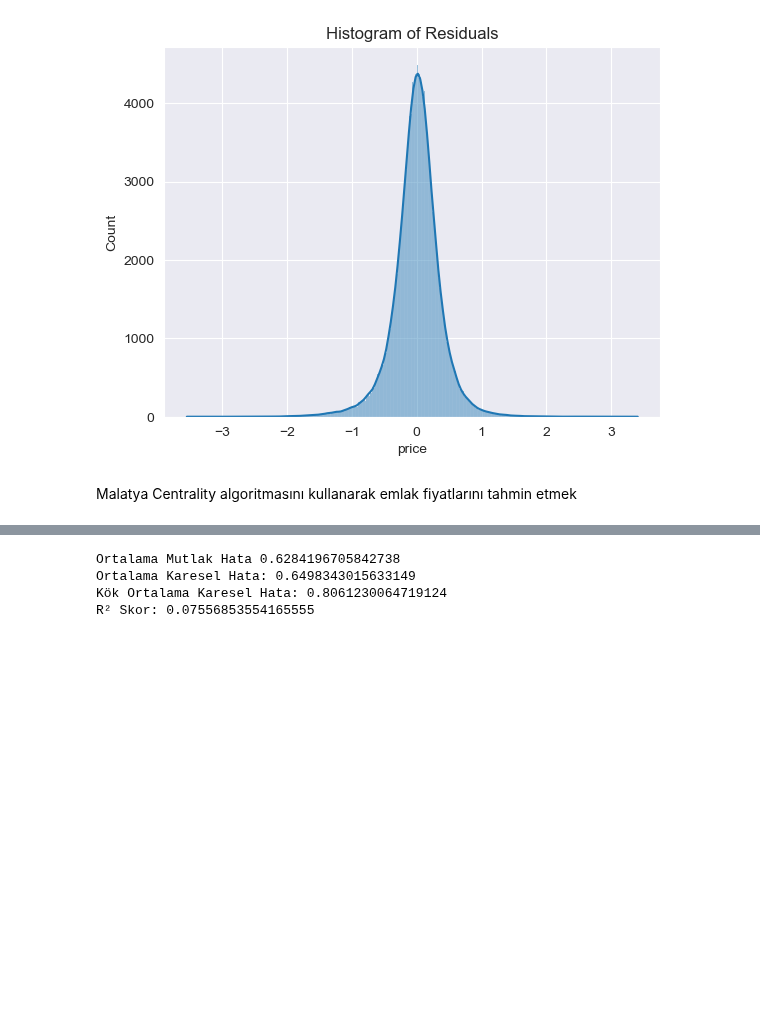
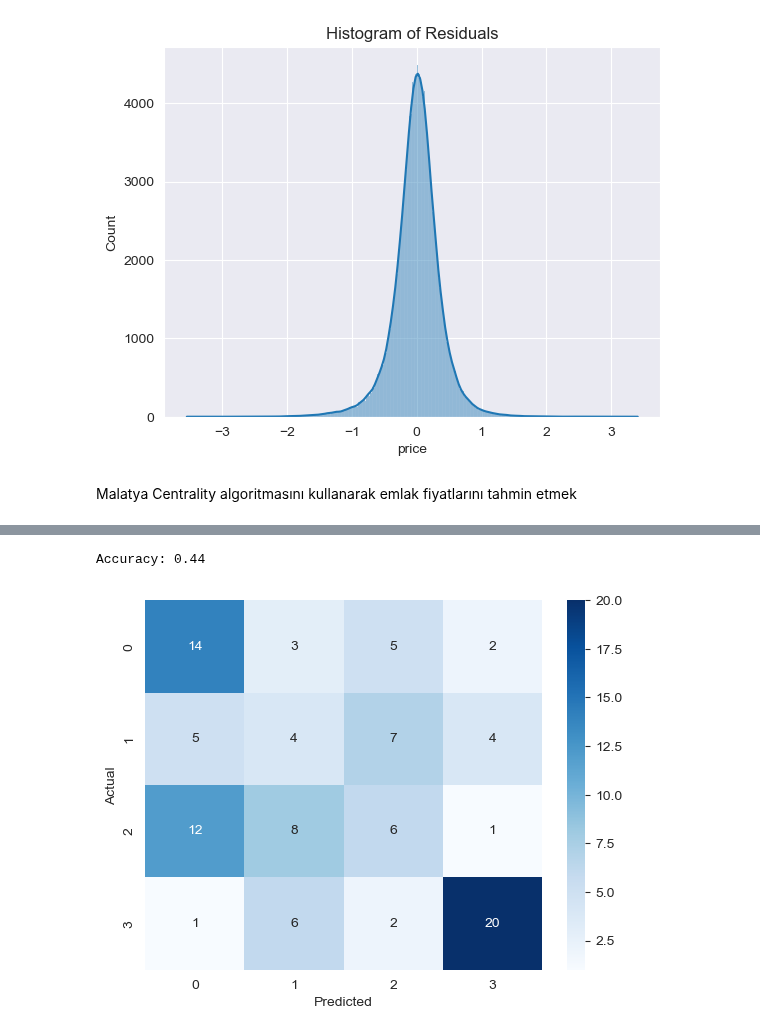
Before and after one commit to AmrWalidi/house-price-prediction-, a Jupyter notebook: house_price_prediction.ipynb, the cells around one changed output, grey strips where cells are left out. Cells and saved outputs as stored; diff of their text form; code cells hidden in the pictures; blank space fills up the shorter version.

Commit message:
modify Malatya centrality algorithm

```diff
--- a/house_price_prediction.ipynb
+++ b/house_price_prediction.ipynb
@@ -386,9 +399,11 @@ less_than_25.shape, between_25_and_50.shape, between_50_and_75.shape, above_75.s
 # %%
-def malatya_centrality(data, size=0):
+def malatya_centrality(cls, size=0):
+    data = train_data[train_data['class'] == cls].drop('class', axis=1)
+
     if size == 0:
         size = len(data)
 
-    graph = [{'index': 0, 'weight': 0, 'links': [], 'centrality': 0} for _ in range(size)]
+    graph = [{'index': 0, 'weight': 0, 'links': []} for _ in range(size)]
 
     data_array = data.iloc[:size].to_numpy()
     index_array = data.index[:size]
@@ -399,7 +414,7 @@ def malatya_centrality(data, size=0):
 
         for j in range(i):
             compare_by_data = data_array[j]
-            similarities = (current_data[:8] == compare_by_data[:8]).sum()
+            similarities = (current_data == compare_by_data).sum()
             if similarities > 0:
                 graph[i]['links'].append({'name': index_array[j], 'similarities': similarities})
                 graph[j]['links'].append({'name': index_array[i], 'similarities': similarities})
@@ -408,8 +423,8 @@ def malatya_centrality(data, size=0):
 
     return graph
 # %%
-graph_less_than_25 = malatya_centrality(less_than_25, 1000)
-graph_between_25_and_50 = malatya_centrality(between_25_and_50, 1000)
-graph_between_50_and_75 = malatya_centrality(between_50_and_75, 1000)
-graph_above_75 = malatya_centrality(above_75, 1000)
+graph_less_than_25 = malatya_centrality('less than 25%', 1000)
+graph_between_25_and_50 = malatya_centrality('between 25% and 50%', 1000)
+graph_between_50_and_75 = malatya_centrality('between 50% and 75%', 1000)
+graph_above_75 = malatya_centrality('above 75%', 1000)
 # %%
@@ -434,18 +458,18 @@ def data_centrality(data_point, graph):
 # %%
-def compare_centrality(data):
-    c1, graph1 = data_centrality(data, graph_less_than_25)
-    c2, graph2 = data_centrality(data, graph_between_25_and_50)
-    c3, graph3 = data_centrality(data, graph_between_50_and_75)
-    c4, graph4 = data_centrality(data, graph_above_75)
+def class_predict(data):
+    c1 = data_centrality(data, graph_less_than_25)
+    c2 = data_centrality(data, graph_between_25_and_50)
+    c3 = data_centrality(data, graph_between_50_and_75)
+    c4 = data_centrality(data, graph_above_75)
 
     centrality_list = [c1, c2, c3, c4]
     graph_index = centrality_list.index(max(centrality_list))
 
     if graph_index == 0:
-        return graph1
+        return 'less than 25%'
     if graph_index == 1:
-        return graph2
+        return 'between 25% and 50%'
     if graph_index == 2:
-        return graph3
+        return 'between 50% and 75%'
     else:
-        return graph4
+        return 'above 75%'
@@ -461,17 +476,20 @@ def predict_price(data_point):
 # %%
-y_pred = pd.DataFrame({'price': [predict_price(data_point) for data_point in X_test.head(2000).itertuples(index=False)]})
+y_pred = pd.DataFrame(
+    {'class': [class_predict(data_point) for data_point in X_test.head(100).itertuples(index=False)]})
 # %%
-maltya_centrality_mae = mean_absolute_error(y_test.head(2000), y_pred)
-maltya_centrality_mse = mean_squared_error(y_test.head(2000), y_pred)
-maltya_centrality_rmse = np.sqrt(maltya_centrality_mse)
-maltya_centrality_r2 = r2_score(y_test.head(2000), y_pred)
+from sklearn.metrics import accuracy_score
 
-print(f"Ortalama Mutlak Hata {maltya_centrality_mae}")
-print(f"Ortalama Karesel Hata: {maltya_centrality_mse}")
-print(f"Kök Ortalama Karesel Hata: {maltya_centrality_rmse}")
-print(f"R² Skor: {maltya_centrality_r2}")
+accuracy = accuracy_score(y_test.head(100), y_pred)
+print(f"Accuracy: {accuracy}")
 # %% [output]
-Ortalama Mutlak Hata 0.6284196705842738
-Ortalama Karesel Hata: 0.6498343015633149
-Kök Ortalama Karesel Hata: 0.8061230064719124
-R² Skor: 0.07556853554165555
+Accuracy: 0.44
+# %%
+from sklearn.metrics import confusion_matrix
+import seaborn as sns
+cm = confusion_matrix(y_test.head(100), y_pred)
+sns.heatmap(cm, annot=True, fmt="d", cmap="Blues")
+plt.xlabel("Predicted")
+plt.ylabel("Actual")
+plt.show()
+# %% [output]
+[figure, added]
```
Also changed, not shown: parts of 19 cells of this notebook.
